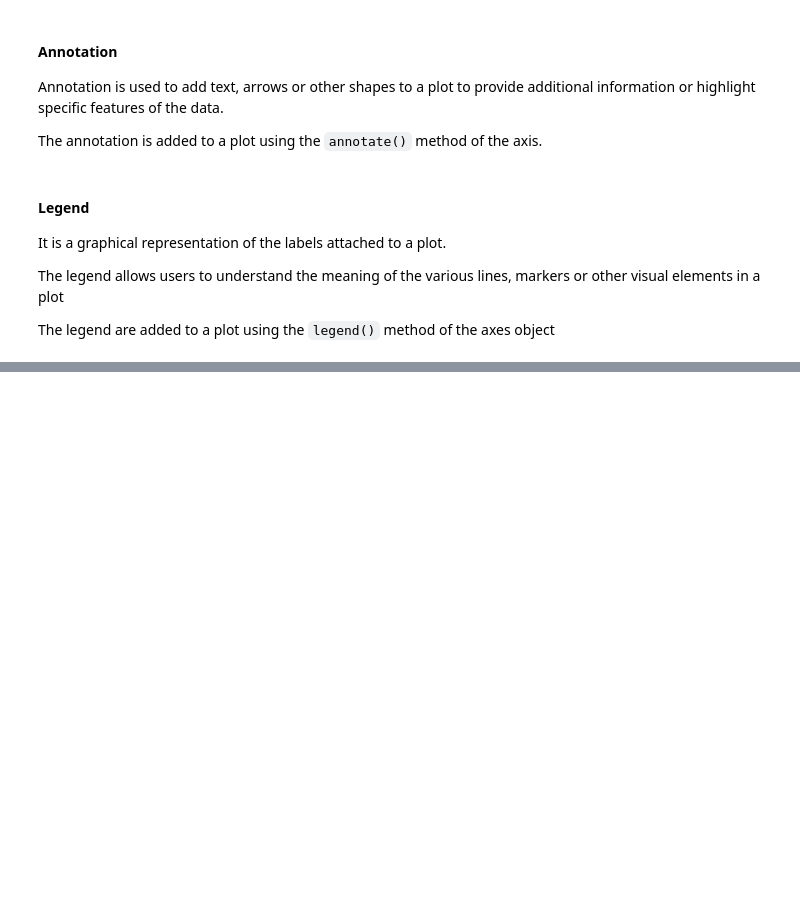
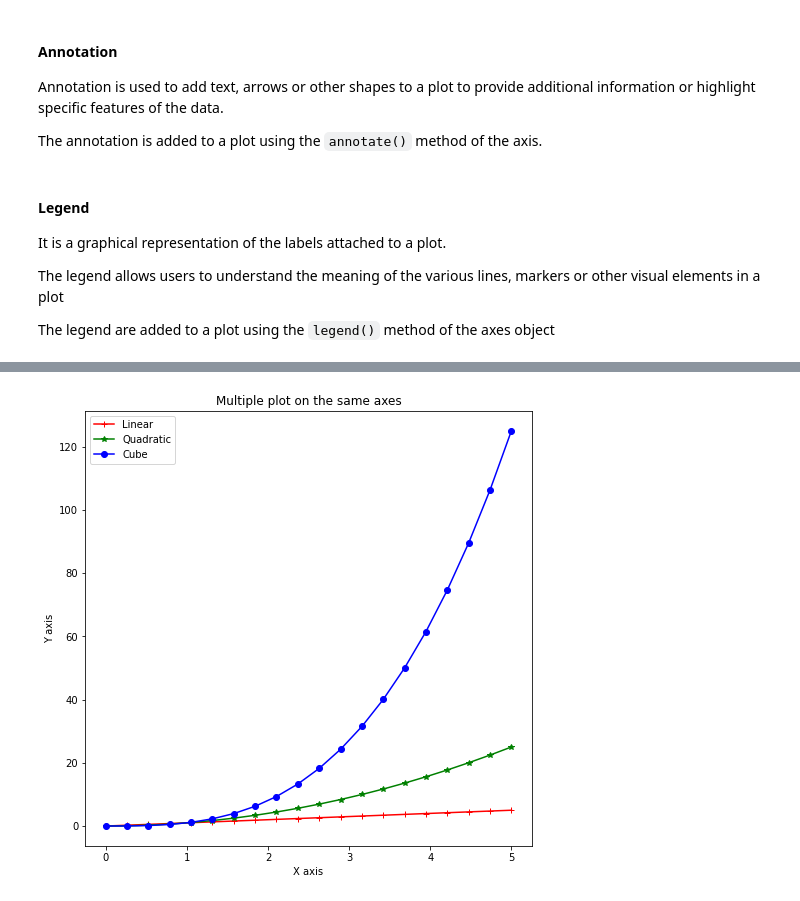
Before and after one commit to Selasi3/Data_Science_With_Python, a Jupyter notebook: Python Programming/Matplotlib.ipynb, the cells around one changed output, grey strips where cells are left out. Saved outputs shown, nothing was run; the diff lists cells and outputs as text; code cells hidden in the pictures; blank space fills up the shorter version.

```diff
--- a/Python Programming/Matplotlib.ipynb
+++ b/Python Programming/Matplotlib.ipynb
@@ -96,0 +130,19 @@ The legend are added to a plot using the `legend()` method of the axes object
+# %%
+x = np.linspace(0,5,20)
+y = x**2
+z=x**3
+plt.figure(figsize=(8,8))
+plt.plot(x,x,label="Linear",color="r", marker="+")
+plt.plot(x,y,label="Quadratic",color="g",marker="*")
+plt.plot(x,z,label="Cube",color="b",marker="o")
+
+plt.xlabel("X axis")
+plt.ylabel("Y axis")
+
+plt.legend()
+
+plt.title("Multiple plot on the same axes")
+
+plt.show()
+# %% [output]
+[figure, added]
```
Also changed, not shown: parts of 11 cells of this notebook.
